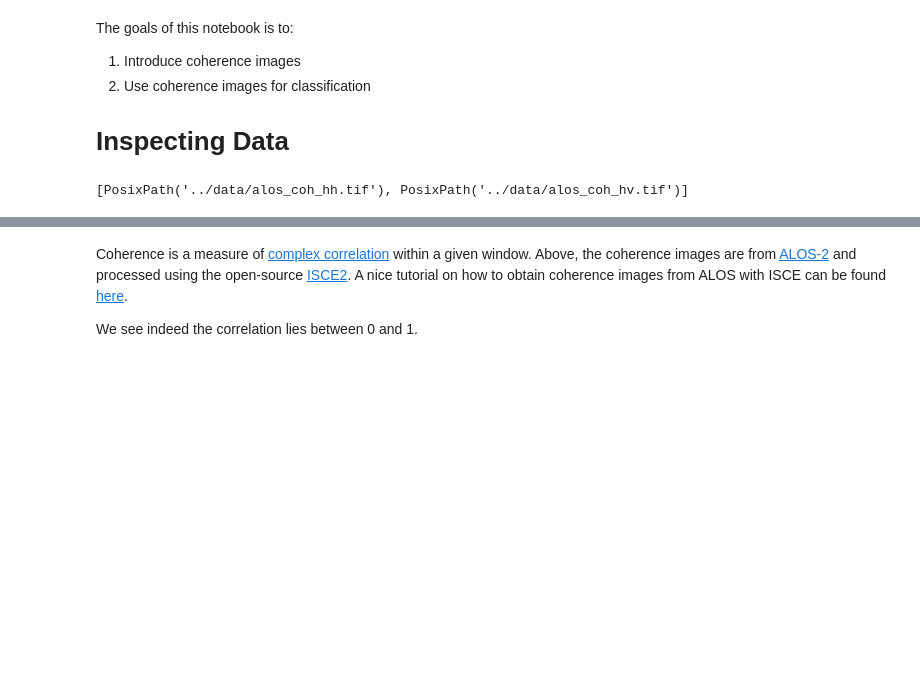
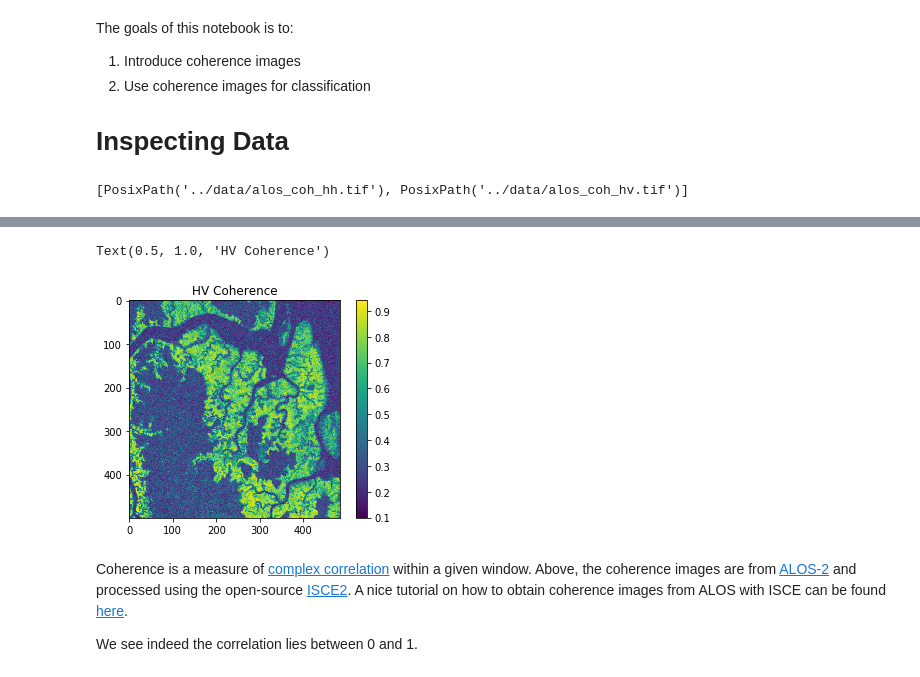
Before and after one commit to simard-landscape-lab/sari-tutorial, a Jupyter notebook: 6-Coherence/6_Coherence.ipynb, the cells around one changed output, grey strips where cells are left out. Drawn from its saved outputs; the diff is of its cells as text; code cells hidden in the pictures; blank space fills up the shorter version.

```diff
--- a/6-Coherence/6_Coherence.ipynb
+++ b/6-Coherence/6_Coherence.ipynb
@@ -41,3 +39,10 @@ Text(0.5, 1.0, 'HV')
+# %%
+plt.imshow(coherence_bands[1])
+plt.colorbar()
+plt.title('HV Coherence')
+# %% [output]
+Text(0.5, 1.0, 'HV Coherence')
+[figure, added]
 # %% [markdown]
 Coherence is a measure of [complex correlation](https://earth.esa.int/handbooks/asar/CNTR5-2.html#eph.asar.gloss.radsar:COHERENCE) within a given window. Above, the coherence images are from [ALOS-2](https://www.eorc.jaxa.jp/ALOS/en/index.htm) and processed using the open-source [ISCE2](https://github.com/isce-framework/isce2). A nice tutorial on how to obtain coherence images from ALOS with ISCE can be found [here](https://github.com/isce-framework/isce2-docs/blob/b3c618e57a3b349b8d2f143e96547edc0864e936/Notebooks/Stripmap/stripmapApp.ipynb).
 
```
Also changed, not shown: parts of 2 cells of this notebook, 4 other files.
